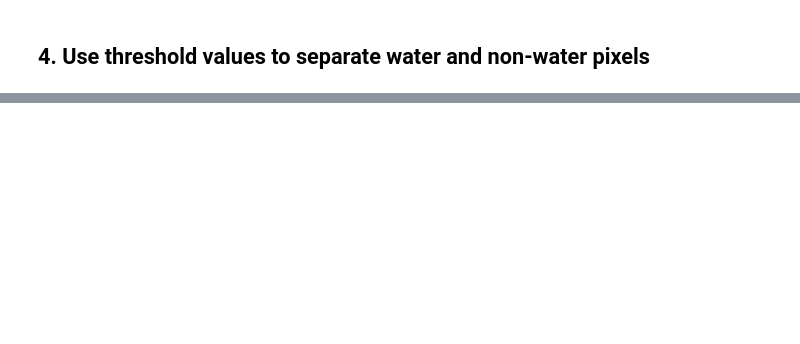
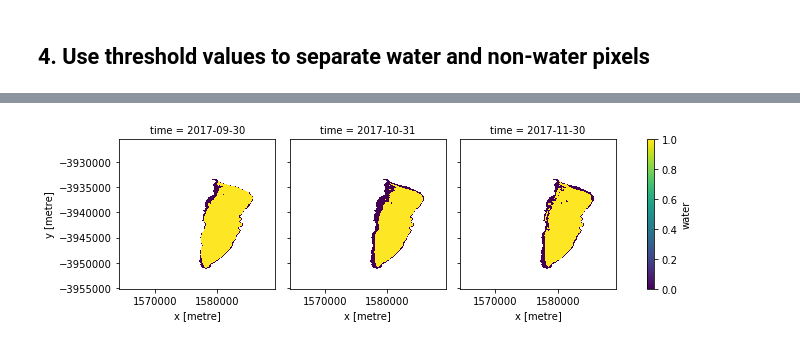
Before and after one commit to opendatacube/radar, a Jupyter notebook: example_applications/surface_water_extent/sentinel1_water_backsatter_thresholding.ipynb, the cells around one changed output, grey strips where cells are left out. Cells and saved outputs as stored; diff of their text form; code cells hidden in the pictures; blank space fills up the shorter version.

```diff
--- a/example_applications/surface_water_extent/sentinel1_water_backsatter_thresholding.ipynb
+++ b/example_applications/surface_water_extent/sentinel1_water_backsatter_thresholding.ipynb
@@ -298,0 +304,27 @@ axes[2].set_title('Sentinel-1 - Landsat');
+# %%
+# find the largest water body
+
+from rasterio import features
+from shapely.geometry import shape
+
+def find_largest_water(wofs):
+    max_water = 0
+    for fshape, value in features.shapes((wofs>0).values.astype('int16'), mask=(wofs>0).values):
+        geom=shape(fshape)
+        if geom.area>max_water:
+            max_water = geom.area
+            water_body = geom
+    return water_body
+
+lake = find_largest_water(wofs_freq)
+lake_mask = features.geometry_mask([lake], (len(clean.x), len(clean.y)), (0,1,0,1,0,1), invert = True)
+# %%
+clean['lake'] = ('time','y','x'), lake_mask.transpose()[np.newaxis,:,:].repeat(len(clean.time), axis=0)
+# %%
+# monthly aggregate as detected any time in the month (reduce weather impact)
+
+monthly = clean.water.to_dataset().resample(time = "M").mean(skipna=True)
+monthly = (monthly >= 0.1)*1.
+monthly.where(clean.lake.isel(time=0)).water.plot.imshow(col='time');
+# %% [output]
+[figure, added]
```
Also changed, not shown: parts of 10 cells of this notebook, 3 other files.
